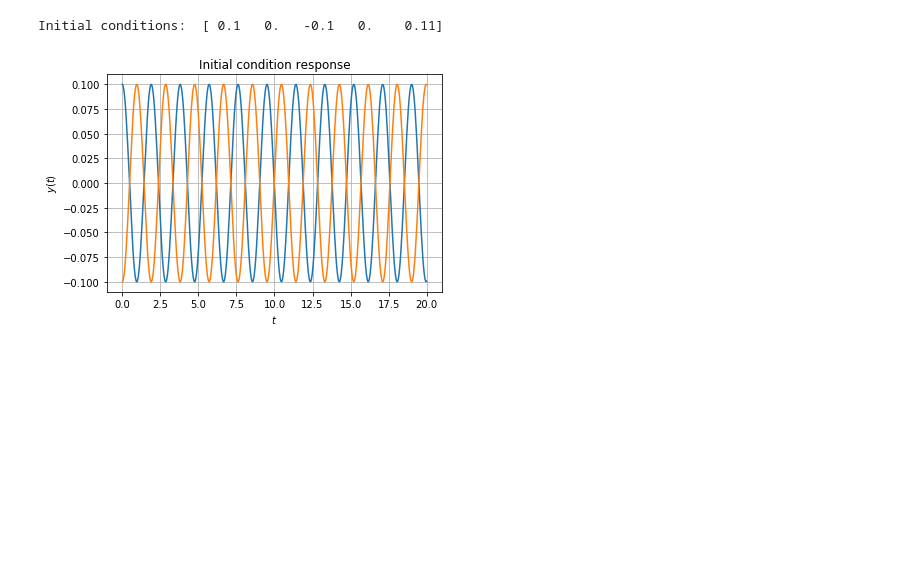
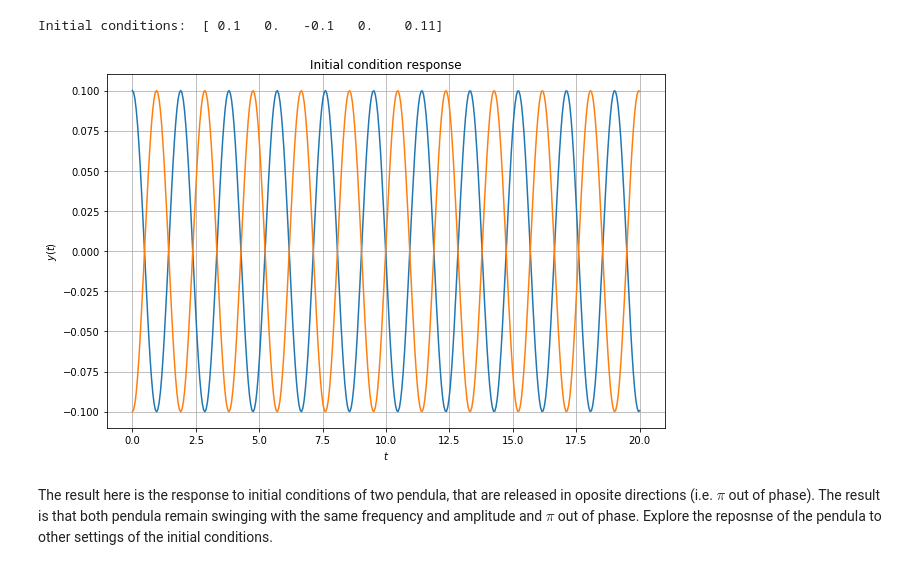
Before and after one commit to jwjvsr/JupyterPhysics, a Jupyter notebook: Problem9p6.ipynb, the cells around one changed output. Cells and saved outputs as stored; diff of their text form; code cells hidden in the pictures; blank space fills up the shorter version.

```diff
--- a/Problem9p6.ipynb
+++ b/Problem9p6.ipynb
@@ -82,11 +112,15 @@ Initial conditions:  [ 0.1   0.   -0.1   0.    0.11]
 # %%
 t6i = np.linspace(0, 20, num=400)
 tout6i, y6i, x6i = signal.lsim(sys6, None, t6i, X0 = x0)
+plt.figure(figsize=(10,6.5))
 plt.plot(t6i, y6i, label='initial condition response')
 plt.xlabel (r'$t$')
 plt.ylabel (r'$y(t)$')
 plt.title('Initial condition response')
 plt.grid(True)
 plt.show()
 # %% [output]
-[figure, old version]
+[figure, new version]
+# %% [markdown]
+The result here is the response to initial conditions of two pendula, that are released in oposite directions (i.e. $\pi$ out of phase). The result is that both pendula remain swinging with the same frequency and amplitude and $\pi$ out of phase.
+Explore the reposnse of the pendula to other settings of the initial conditions.
```
Also changed, not shown: parts of 5 cells of this notebook.
